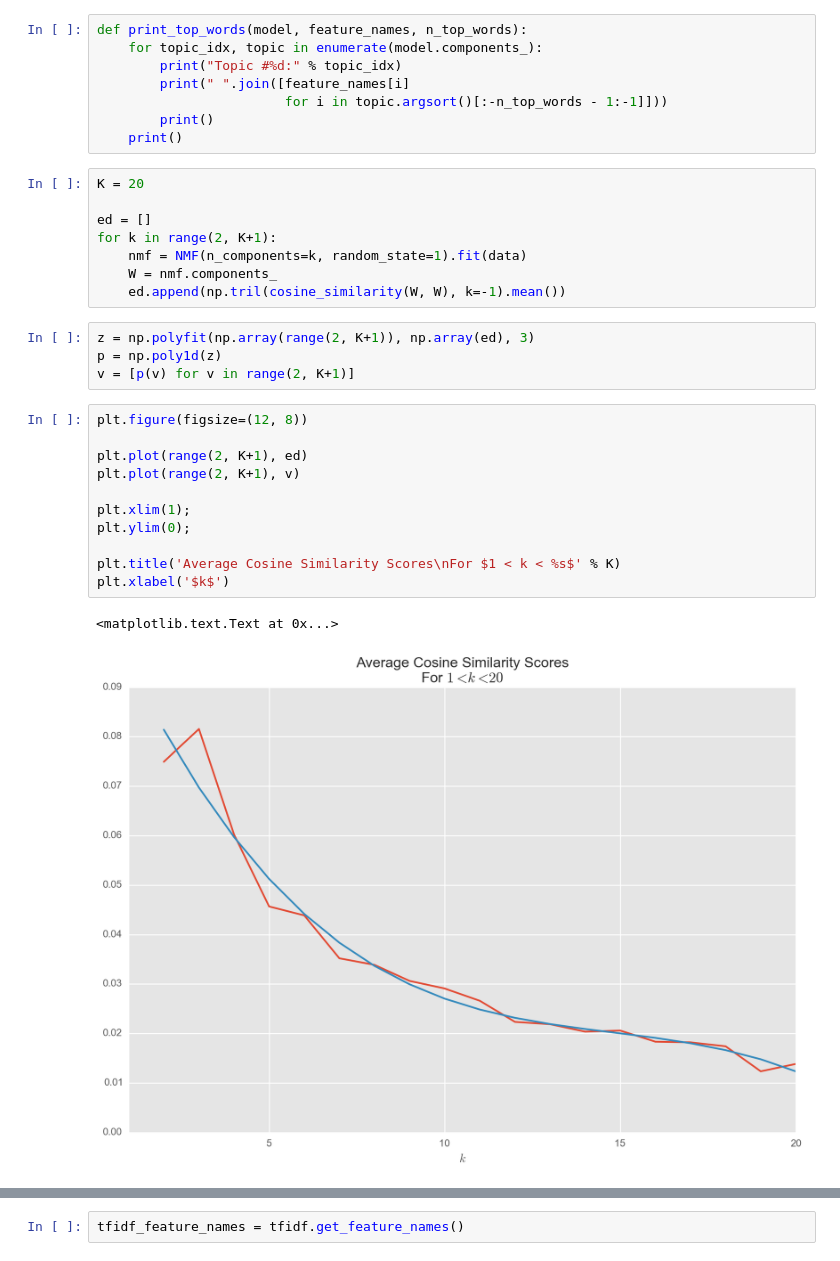
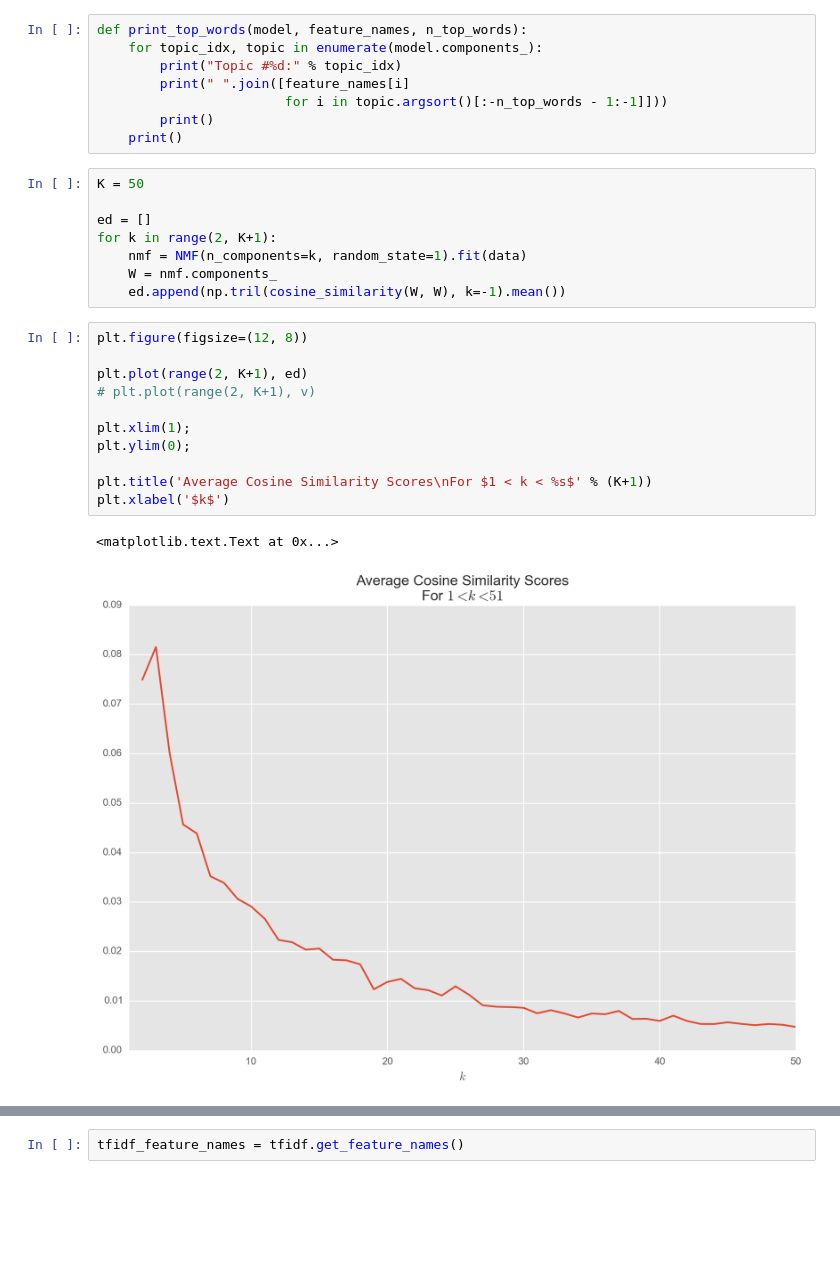
Before and after one commit to juanshishido/okcupid, a Jupyter notebook: tfidf-nmf.ipynb, the cells around one changed output, grey strips where cells are left out. Saved outputs shown, nothing was run; the diff lists cells and outputs as text; blank space fills up the shorter version.

Commit message:
k==50 plotting; 26 topics

```diff
--- a/tfidf-nmf.ipynb
+++ b/tfidf-nmf.ipynb
@@ -70,29 +70,25 @@ def print_top_words(model, feature_names, n_top_words):
         print()
     print()
 # %%
-K = 20
+K = 50
 
 ed = []
 for k in range(2, K+1):
     nmf = NMF(n_components=k, random_state=1).fit(data)
     W = nmf.components_
     ed.append(np.tril(cosine_similarity(W, W), k=-1).mean())
-# %%
-z = np.polyfit(np.array(range(2, K+1)), np.array(ed), 3)
-p = np.poly1d(z)
-v = [p(v) for v in range(2, K+1)]
 # %%
 plt.figure(figsize=(12, 8))
 
 plt.plot(range(2, K+1), ed)
-plt.plot(range(2, K+1), v)
+# plt.plot(range(2, K+1), v)
 
 plt.xlim(1);
 plt.ylim(0);
 
-plt.title('Average Cosine Similarity Scores\nFor $1 < k < %s$' % K)
+plt.title('Average Cosine Similarity Scores\nFor $1 < k < %s$' % (K+1))
 plt.xlabel('$k$')
 # %% [output]
 <matplotlib.text.Text at 0x...>
-[figure, old version]
+[figure, new version]
 # %%
```
Also changed, not shown: parts of 7 cells of this notebook.
